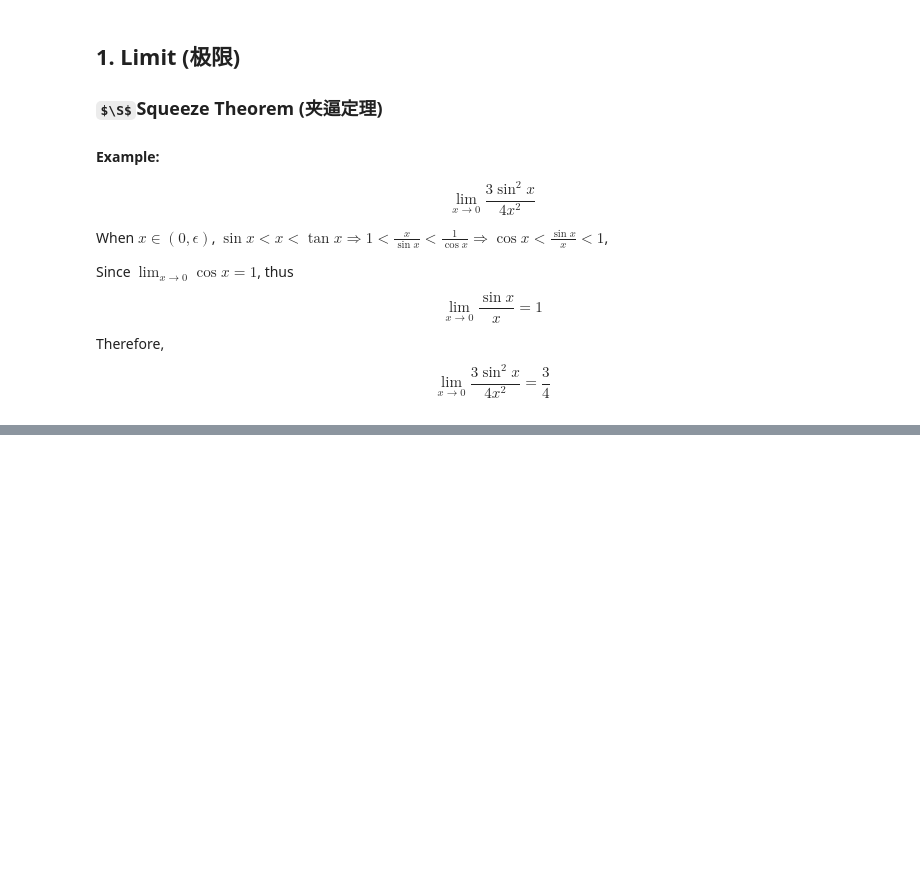
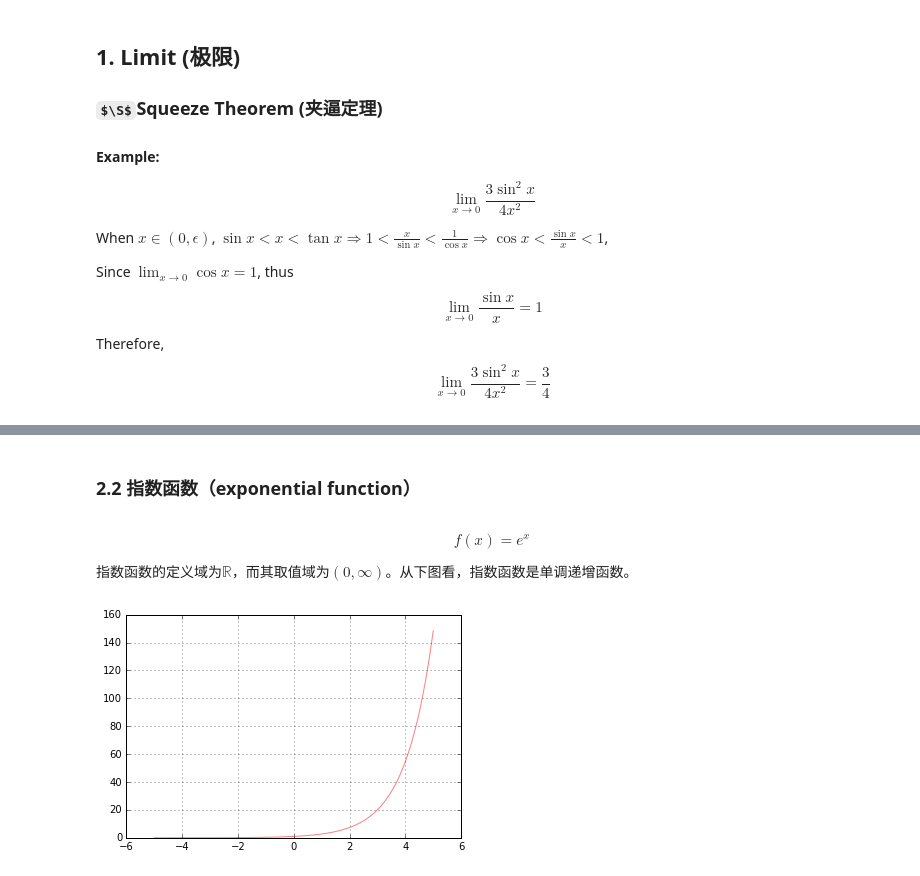
Before and after one commit to ricket-sjtu/bi028, a Jupyter notebook: ch10-calculus.ipynb, the cells around one changed output, grey strips where cells are left out. Saved outputs shown, nothing was run; the diff lists cells and outputs as text; code cells hidden in the pictures; some formulas as TeX source; blank space fills up the shorter version.

```diff
--- a/ch10-calculus.ipynb
+++ b/ch10-calculus.ipynb
@@ -178,0 +49,11 @@ plot_polyfit(x, y, 3)
+# %% [markdown]
+### 2.2 指数函数（exponential function）
+# %% [markdown]
+$$f(x) = e^x$$
+
+指数函数的定义域为$\mathbb{R}$，而其取值域为$(0, \infty)$。从下图看，指数函数是单调递增函数。
+# %%
+plt.plot(x, np.exp(x), 'r-', alpha=0.5)
+plt.grid(True)
+# %% [output]
+[figure, added]
```
Also changed, not shown: parts of 65 cells of this notebook.
